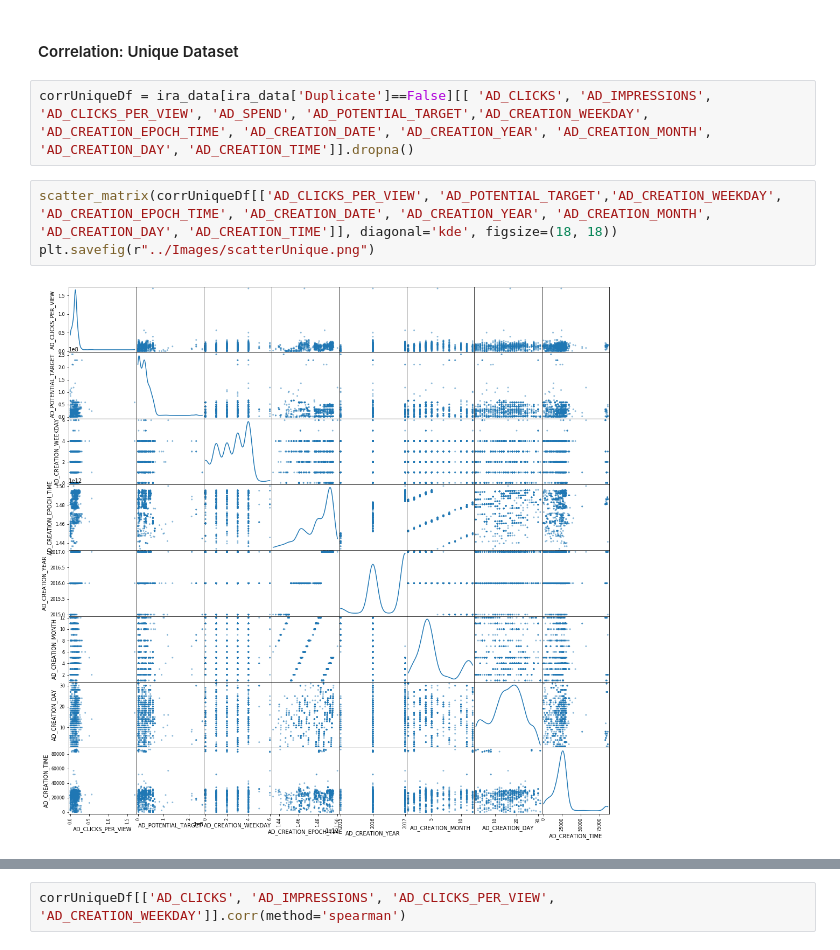
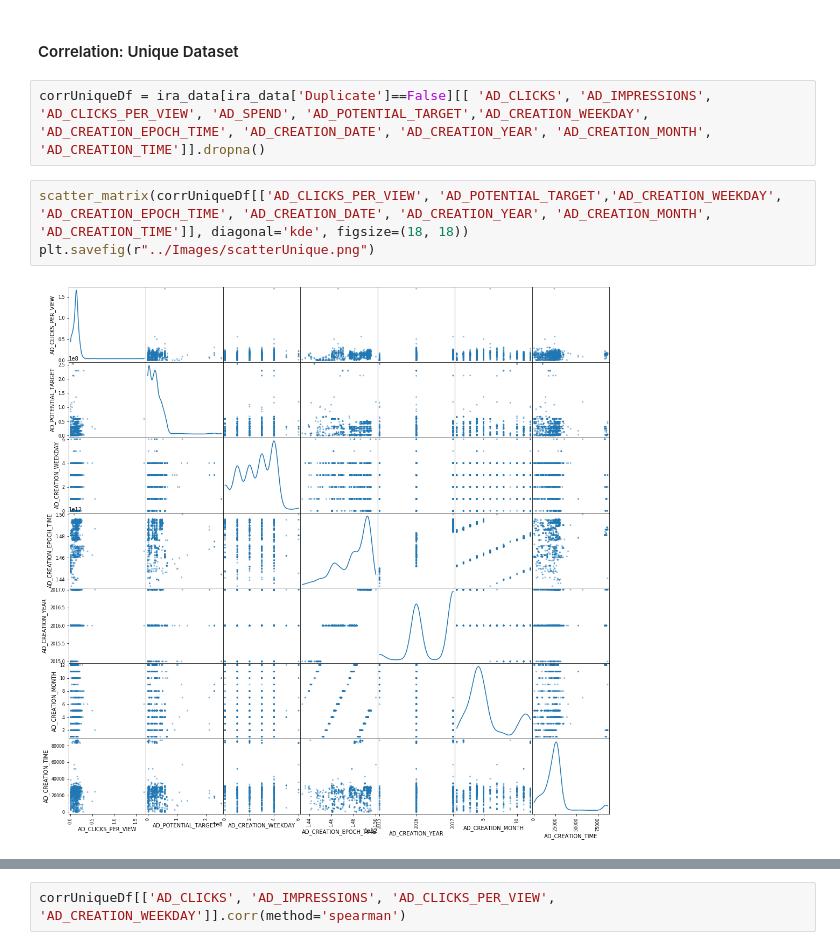
Before and after one commit to JulianJ1/IRA_Facebook_Ads, a Jupyter notebook: Scripts/duplicate_analysis_new.ipynb, the cells around one changed output, grey strips where cells are left out. Cells and saved outputs as stored; diff of their text form.

```diff
--- a/Scripts/duplicate_analysis_new.ipynb
+++ b/Scripts/duplicate_analysis_new.ipynb
@@ -247,10 +240,10 @@ corrDf[['AD_CLICKS', 'AD_IMPRESSIONS', 'AD_CLICKS_PER_VIEW', 'AD_CREATION_WEEKDA
 # %% [markdown]
 #### Correlation: Unique Dataset
 # %%
-corrUniqueDf = ira_data[ira_data['Duplicate']==False][[ 'AD_CLICKS', 'AD_IMPRESSIONS', 'AD_CLICKS_PER_VIEW', 'AD_SPEND', 'AD_POTENTIAL_TARGET','AD_CREATION_WEEKDAY', 'AD_CREATION_EPOCH_TIME', 'AD_CREATION_DATE', 'AD_CREATION_YEAR', 'AD_CREATION_MONTH', 'AD_CREATION_DAY', 'AD_CREATION_TIME']].dropna()
+corrUniqueDf = ira_data[ira_data['Duplicate']==False][[ 'AD_CLICKS', 'AD_IMPRESSIONS', 'AD_CLICKS_PER_VIEW', 'AD_SPEND', 'AD_POTENTIAL_TARGET','AD_CREATION_WEEKDAY', 'AD_CREATION_EPOCH_TIME', 'AD_CREATION_DATE', 'AD_CREATION_YEAR', 'AD_CREATION_MONTH', 'AD_CREATION_TIME']].dropna()
 # %%
-scatter_matrix(corrUniqueDf[['AD_CLICKS_PER_VIEW', 'AD_POTENTIAL_TARGET','AD_CREATION_WEEKDAY', 'AD_CREATION_EPOCH_TIME', 'AD_CREATION_DATE', 'AD_CREATION_YEAR', 'AD_CREATION_MONTH', 'AD_CREATION_DAY', 'AD_CREATION_TIME']], diagonal='kde', figsize=(18, 18))
+scatter_matrix(corrUniqueDf[['AD_CLICKS_PER_VIEW', 'AD_POTENTIAL_TARGET','AD_CREATION_WEEKDAY', 'AD_CREATION_EPOCH_TIME', 'AD_CREATION_DATE', 'AD_CREATION_YEAR', 'AD_CREATION_MONTH', 'AD_CREATION_TIME']], diagonal='kde', figsize=(18, 18))
 plt.savefig(r"../Images/scatterUnique.png")
 # %% [output]
-[figure, old version]
+[figure, new version]
 # %%
```
Also changed, not shown: parts of 66 cells of this notebook, 28 other files.
